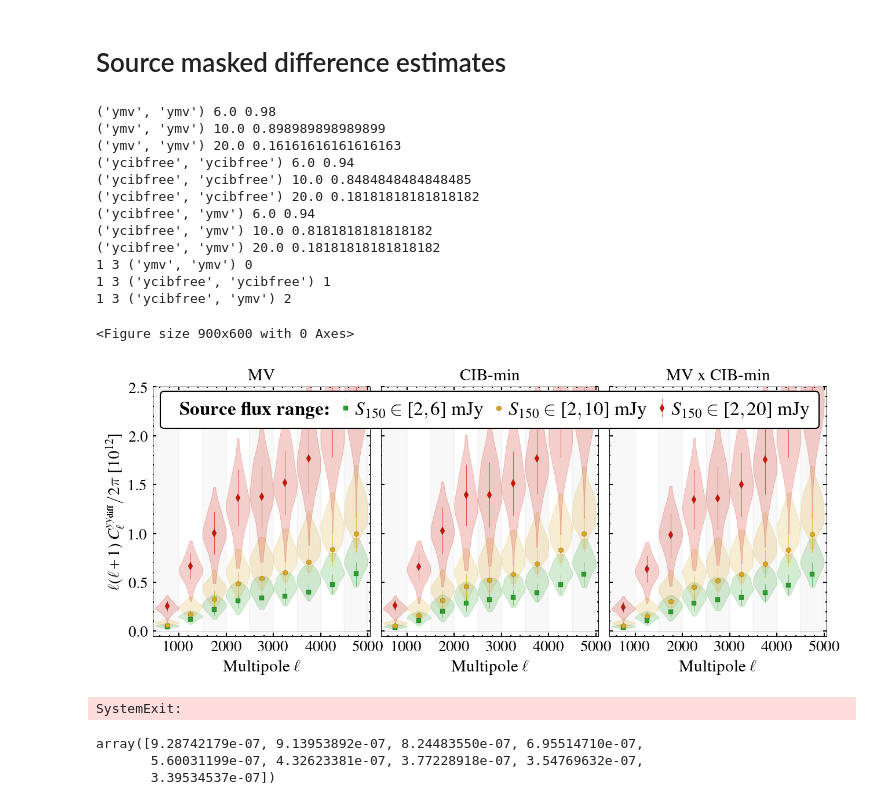
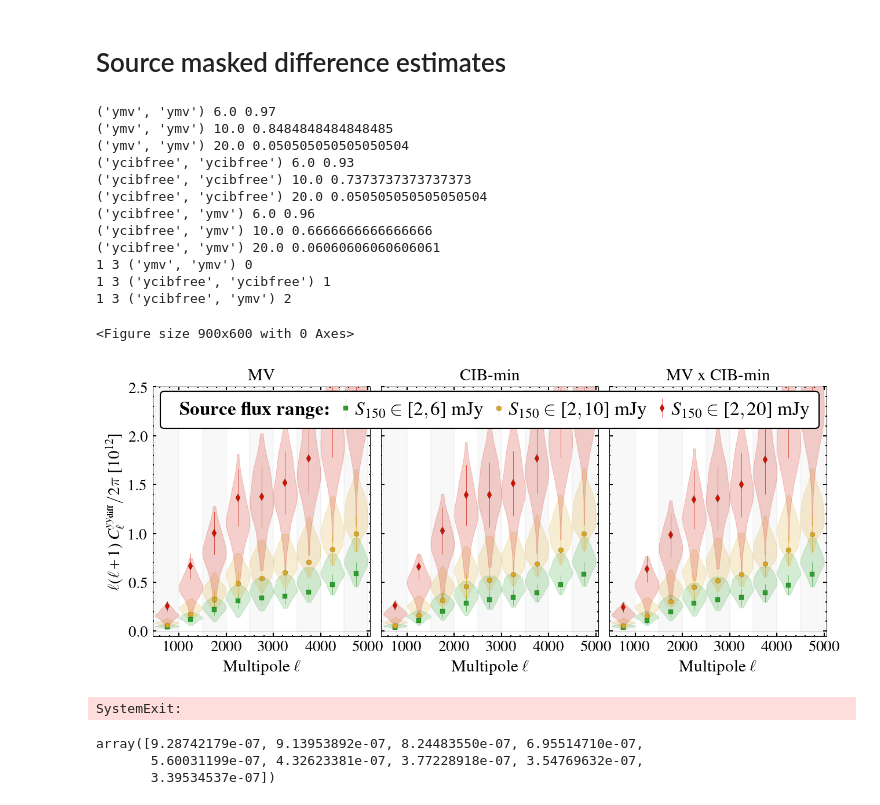
Before and after one commit to sriniraghunathan/tSZ_2pt_SPT_SPIRE, a Jupyter notebook: get_cluster_masking_stats.ipynb, the cells around one changed output. Drawn from its saved outputs; the diff is of its cells as text; code cells hidden in the pictures.

```diff
--- a/get_cluster_masking_stats.ipynb
+++ b/get_cluster_masking_stats.ipynb
@@ -403,7 +403,7 @@ baseline_source_masking = 2
 sim_name_for_sys = 'rad_tweaked_max_tweak_0.2'
 #sim_name_for_rad = 'rad'
 total_sims = 100
-match_tucci_mean = False #True
+match_tucci_mean = True ##False #True
 pl_dic = {}
 for source_masking in source_masking_specs_dic:
     ##if source_masking != 20: continue
@@ -448,8 +448,19 @@ for source_masking in source_masking_specs_dic:
         elif source_masking == 10: #bad sim
             cl_sim_arr[37] = cl_sim_arr[36]
         """
+
+        '''
         cl_rad_analytic_tucci_dn_ds = curr_res_dic['op_ps_1d_dic']['radio_cl_ilc_res_dict'][('ymv', 'ymv')]['tucci'][0.6]['res_ilc'] / 1e12
-        cl_rad_analytic_lagache_dn_ds = curr_res_dic['op_ps_1d_dic']['radio_cl_ilc_res_dict'][('ymv', 'ymv')]['lagache'][0.6]['res_ilc'] / 1e12
+        cl_rad_analytic_lagache_dn_ds = curr_res_dic['op_ps_1d_dic']['radio_cl_ilc_res_dict']['ymv', 'ymv']['lagache'][0.6]['res_ilc'] / 1e12
+        '''
+        if m1m2 in curr_res_dic['op_ps_1d_dic']['radio_cl_ilc_res_dict']:
+            cl_rad_analytic_tucci_dn_ds = curr_res_dic['op_ps_1d_dic']['radio_cl_ilc_res_dict'][m1m2]['tucci'][0.6]['res_ilc'] / 1e12
+            cl_rad_analytic_lagache_dn_ds = curr_res_dic['op_ps_1d_dic']['radio_cl_ilc_res_dict'][m1m2]['lagache'][0.6]['res_ilc'] / 1e12
+        else:
+            m1m2_rev = (m1m2[1], m1m2[0])
+            cl_rad_analytic_tucci_dn_ds = curr_res_dic['op_ps_1d_dic']['radio_cl_ilc_res_dict'][m1m2_rev]['tucci'][0.6]['res_ilc'] / 1e12
+            cl_rad_analytic_lagache_dn_ds = curr_res_dic['op_ps_1d_dic']['radio_cl_ilc_res_dict'][m1m2_rev]['lagache'][0.6]['res_ilc'] / 1e12
+
         if match_tucci_mean:
             cl_sim_arr = cl_sim_arr - np.mean(cl_sim_arr, axis = 0) + cl_rad_analytic_tucci_dn_ds
 
@@ -613,44 +624,44 @@ for m1m2cntr, m1m2 in enumerate( ilc_specs_dic ):
         labels = [leg_title] + labels
 
         leg = ax.legend(
                handles, labels,
                bbox_to_anchor = (leg_xloc, leg_yloc),
                loc = leg_loc,
                fontsize = legfsval,
                ncol = len(pl_dic) + 1,
                handletextpad = 0.5, columnspacing = 0.8,
                handlelength = 0., numpoints = 1,
                #title = leg_title,
                title_fontsize = legfsval,
                framealpha = 1.,
                frameon=True,
                )
         leg._legend_box.align = "left"
         leg.set_zorder(20000)
         #legend(bbox_to_anchor = (0.97, 0.82), loc = 4, fontsize = legfsval, ncol = 4, handletextpad = 0.1, columnspacing = 0.3, handlelength = 1., numpoints = 1)
         #ax.legend(handles[inds2], labels[inds2], bbox_to_anchor = (0.97, 0.82), loc = 4, fontsize = legfsval, ncol = len(inds2), handletextpad = 0.2, columnspacing = 0.8, numpoints = 1, framealpha = 1.)#, handlelength = 1.4)
 
 plname = 'plots/ymap_difference_spectra_data_source_masking'
 plname = '%s.pdf' %(plname)
 ###plname = '%s.png' %(plname)
-###savefig(plname, dpi = 200.)
+savefig(plname, dpi = 200.)
 show()
 sys.exit()
 # %% [output]
-('ymv', 'ymv') 6.0 0.98
-('ymv', 'ymv') 10.0 0.898989898989899
-('ymv', 'ymv') 20.0 0.16161616161616163
-('ycibfree', 'ycibfree') 6.0 0.94
-('ycibfree', 'ycibfree') 10.0 0.8484848484848485
-('ycibfree', 'ycibfree') 20.0 0.18181818181818182
-('ycibfree', 'ymv') 6.0 0.94
-('ycibfree', 'ymv') 10.0 0.8181818181818182
-('ycibfree', 'ymv') 20.0 0.18181818181818182
+('ymv', 'ymv') 6.0 0.97
+('ymv', 'ymv') 10.0 0.8484848484848485
+('ymv', 'ymv') 20.0 0.050505050505050504
+('ycibfree', 'ycibfree') 6.0 0.93
+('ycibfree', 'ycibfree') 10.0 0.7373737373737373
+('ycibfree', 'ycibfree') 20.0 0.050505050505050504
+('ycibfree', 'ymv') 6.0 0.96
+('ycibfree', 'ymv') 10.0 0.6666666666666666
+('ycibfree', 'ymv') 20.0 0.06060606060606061
 1 3 ('ymv', 'ymv') 0
 1 3 ('ycibfree', 'ycibfree') 1
 1 3 ('ycibfree', 'ymv') 2
 <Figure size 900x600 with 0 Axes>
-[figure, old version]
+[figure, new version]
 SystemExit:
 # %%
 # %% [output]
```
Also changed, not shown: 9 other files.
